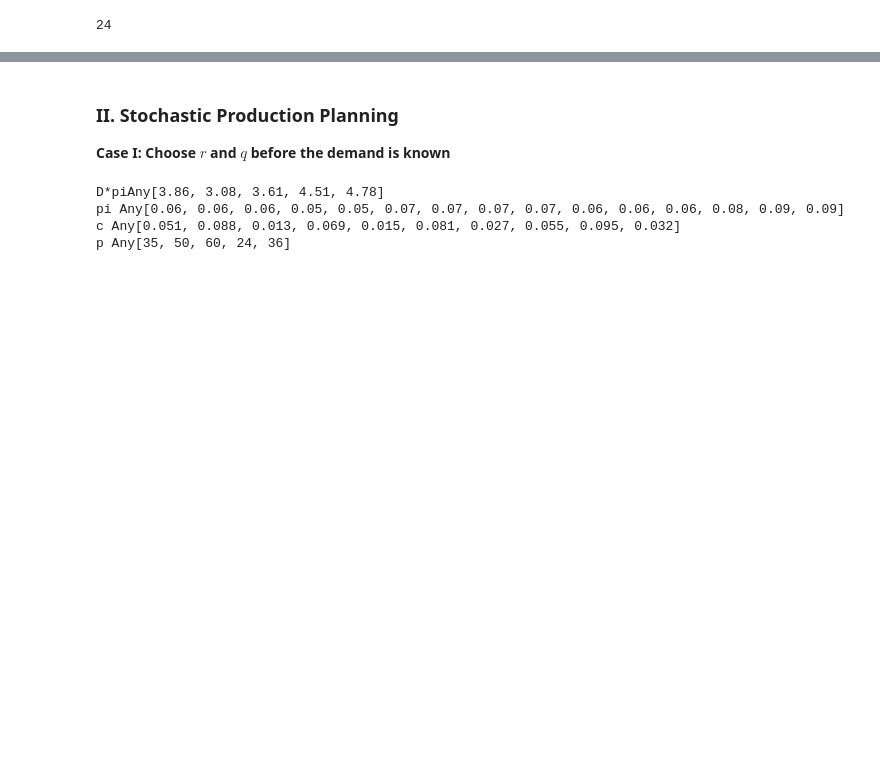
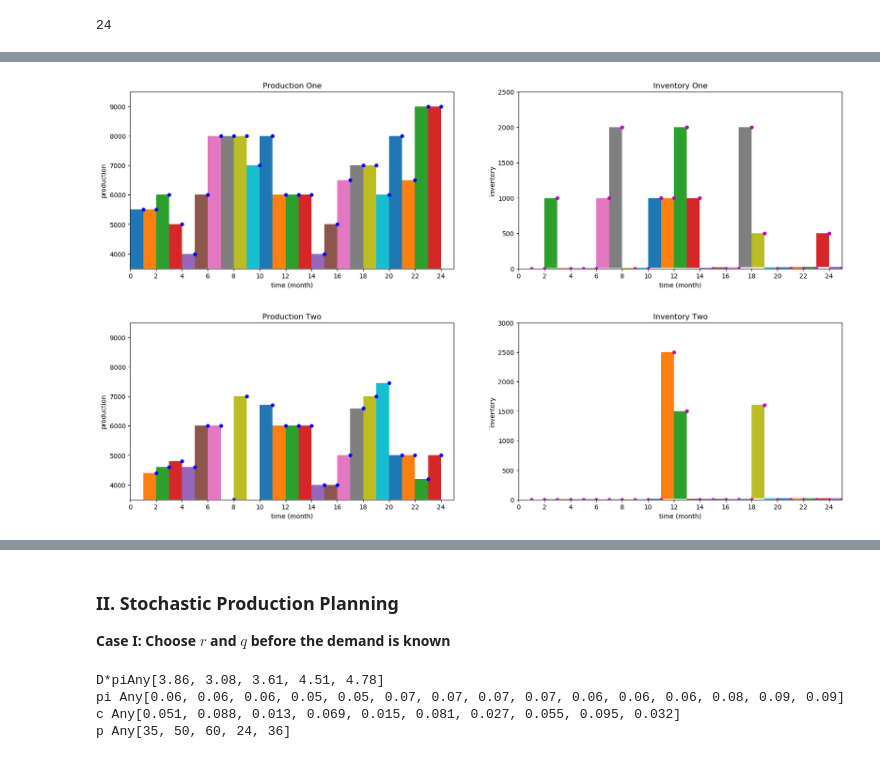
Before and after one commit to fkirst/optimization-production-planning, a Jupyter notebook: Final Report Template.ipynb, the cells around one changed output, grey strips where cells are left out. Drawn from its saved outputs; the diff is of its cells as text; code cells hidden in the pictures; blank space fills up the shorter version.

```diff
--- a/Final Report Template.ipynb
+++ b/Final Report Template.ipynb
@@ -199,0 +208,64 @@ end
+# %%
+using PyPlot
+t1 = 1:24
+t2 = 1:25
+figure(figsize = (20, 5))
+subplot(1, 2, 1)
+plot(t1, xx1, "b.", markersize = 10)
+xticks(0:2:24)
+yticks(0:1000:9500)
+axis([0,25,3500,9500])
+xlabel("time (month)")
+ylabel("production")
+title("Production One")
+for i in t1
+    a = [i-1, i-1, i, i]
+    b = [i-1, xx1[i], xx1[i], i-1]
+    fill(a, b)
+end
+
+subplot(1, 2, 2)
+plot(t2, yy1, "m.", markersize = 10)
+xticks(0:2:24)
+yticks(0:500:2500)
+axis([0,25,0,2500])
+xlabel("time (month)")
+ylabel("inventory")
+title("Inventory One")
+for i in t2
+    a = [i-1, i-1, i, i]
+    b = [i-1, yy1[i], yy1[i], i-1]
+    fill(a, b)
+end
+
+figure(figsize = (20, 5))
+subplot(1, 2, 1)
+plot(t1, xx2, "b.", markersize = 10)
+xticks(0:2:24)
+yticks(0:1000:9500)
+axis([0,25,3500,9500])
+xlabel("time (month)")
+ylabel("production")
+title("Production Two")
+for i in t1
+    a = [i-1, i-1, i, i]
+    b = [i-1, xx2[i], xx2[i], i-1]
+    fill(a, b)
+end
+
+subplot(1, 2, 2)
+plot(t2, yy2, "m.", markersize = 10)
+xticks(0:2:24)
+yticks(0:500:3000)
+axis([0,25,0,3000])
+xlabel("time (month)")
+ylabel("inventory")
+title("Inventory Two")
+for i in t2
+    a = [i-1, i-1, i, i]
+    b = [i-1, yy2[i], yy2[i], i-1]
+    fill(a, b)
+end
+# %% [output]
+[figure, added]
+[figure, added]
```
Also changed, not shown: parts of 5 cells of this notebook, 1 other file.
